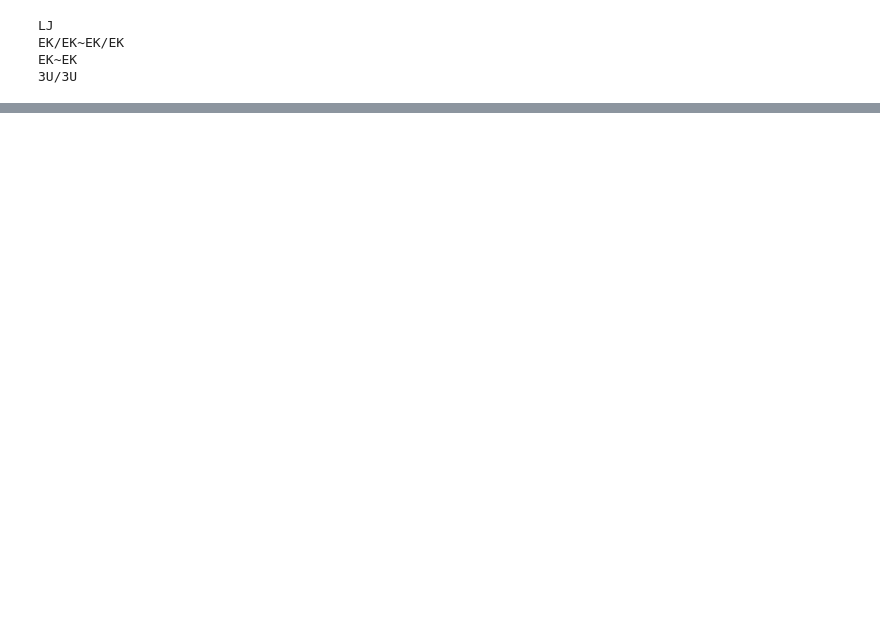
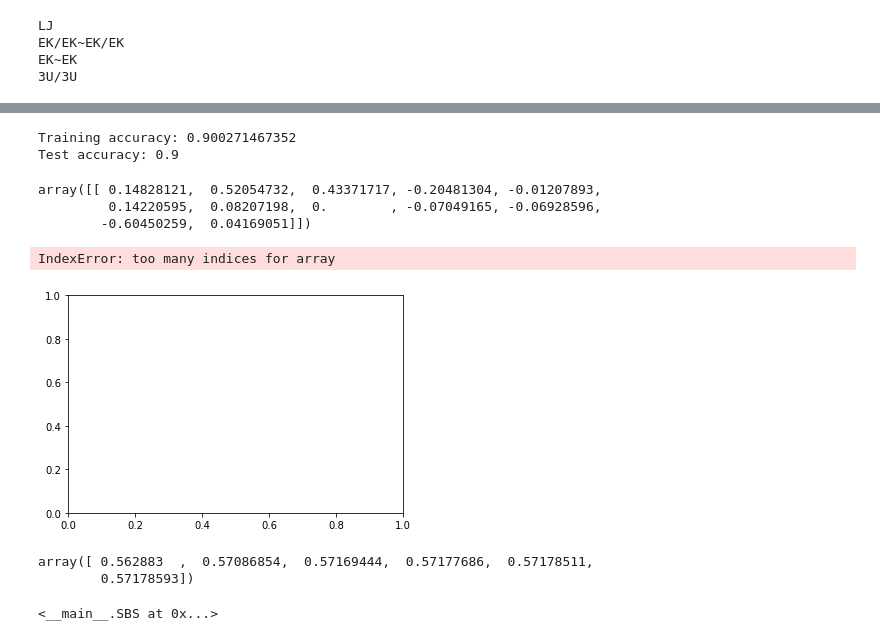
Before and after one commit to jt120/start-ml, a Jupyter notebook: cases/booking_block_reduction.ipynb, the cells around one changed output, grey strips where cells are left out. Cells and saved outputs as stored; diff of their text form; code cells hidden in the pictures; blank space fills up the shorter version.

```diff
--- a/cases/booking_block_reduction.ipynb
+++ b/cases/booking_block_reduction.ipynb
@@ -112,0 +141,11 @@ Name: site, dtype: object
+# %%
+# 分组
+from sklearn.cross_validation import train_test_split
+X, y = a.iloc[:, 1:].values, a.iloc[:, 0].values
+X_train, X_test, y_train, y_test = train_test_split(X, y, test_size=0.3, random_state=0)
+# %%
+# 归一化
+from sklearn.preprocessing import StandardScaler
+stdsc = StandardScaler()
+X_train_std = stdsc.fit_transform(X_train)
+X_test_std = stdsc.transform(X_test)
@@ -112,0 +154,46 @@ Name: site, dtype: object
+# %%
+# 逻辑回归
+from sklearn.linear_model import LogisticRegression
+lr = LogisticRegression(penalty='l1', C=0.1)
+lr.fit(X_train_std, y_train)
+print('Training accuracy:', lr.score(X_train_std, y_train))
+print('Test accuracy:', lr.score(X_test_std, y_test))
+lr.intercept_
+lr.coef_
+# %% [output]
+Training accuracy: 0.900271467352
+Test accuracy: 0.9
+array([[ 0.14828121,  0.52054732,  0.43371717, -0.20481304, -0.01207893,
+         0.14220595,  0.08207198,  0.        , -0.07049165, -0.06928596,
+        -0.60450259,  0.04169051]])
+# %%
+# L1 regularization
+import matplotlib.pyplot as plt
+fig = plt.figure()
+ax = plt.subplot(111)
+colors = ['blue', 'green', 'red', 'cyan','magenta', 'yellow', 'black','pink', 'lightgreen', 'lightblue','gray', 'indigo']
+weights, params = [], []
+for c in np.arange(0, 6):
+    lr = LogisticRegression(penalty='l1',C=10**c,random_state=0)
+    lr.fit(X_train_std, y_train)
+    weights.append(lr.coef_[0][1])
+    params.append(10**c)
+weights = np.array(weights)
+for column, color in zip(range(weights.shape[0]), colors):
+    plt.plot(params, weights[:, column],label=a.columns[column+1],color=color)
+plt.axhline(0, color='black', linestyle='--', linewidth=3)
+plt.xlim([10**(-5), 10**5])
+plt.ylabel('weight coefficient')
+plt.xlabel('C')
+plt.xscale('log')
+plt.legend(loc='upper left')
+ax.legend(loc='upper center',bbox_to_anchor=(1.38, 1.03),ncol=1, fancybox=True)
+plt.show()
+# %% [output]
+IndexError: too many indices for array
+[figure, added]
+# %%
+weights
+# %% [output]
+array([ 0.562883  ,  0.57086854,  0.57169444,  0.57177686,  0.57178511,
+        0.57178593])
@@ -112,0 +251,8 @@ Name: site, dtype: object
+# %%
+from sklearn.neighbors import KNeighborsClassifier
+import matplotlib.pyplot as plt
+knn = KNeighborsClassifier(n_neighbors=2)
+sbs = SBS(knn, k_features=1)
+sbs.fit(X_train_std, y_train)
+# %% [output]
+<__main__.SBS at 0x...>
```
Also changed, not shown: parts of 28 cells of this notebook, 2 other files.
